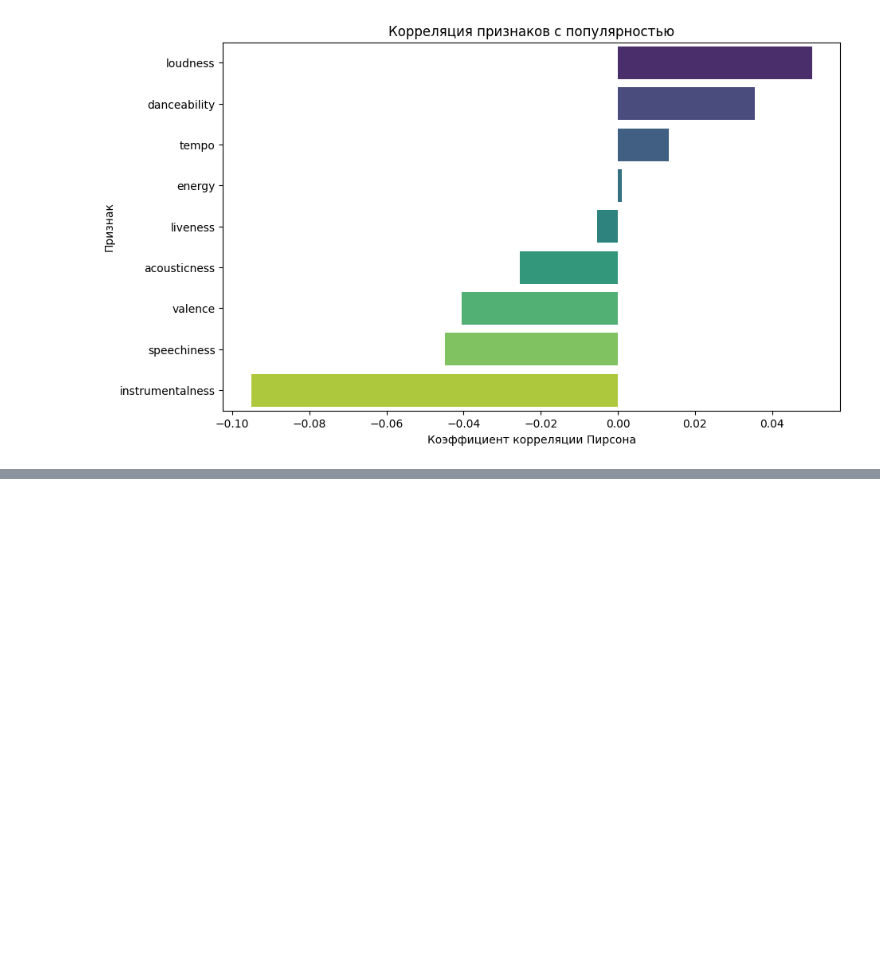
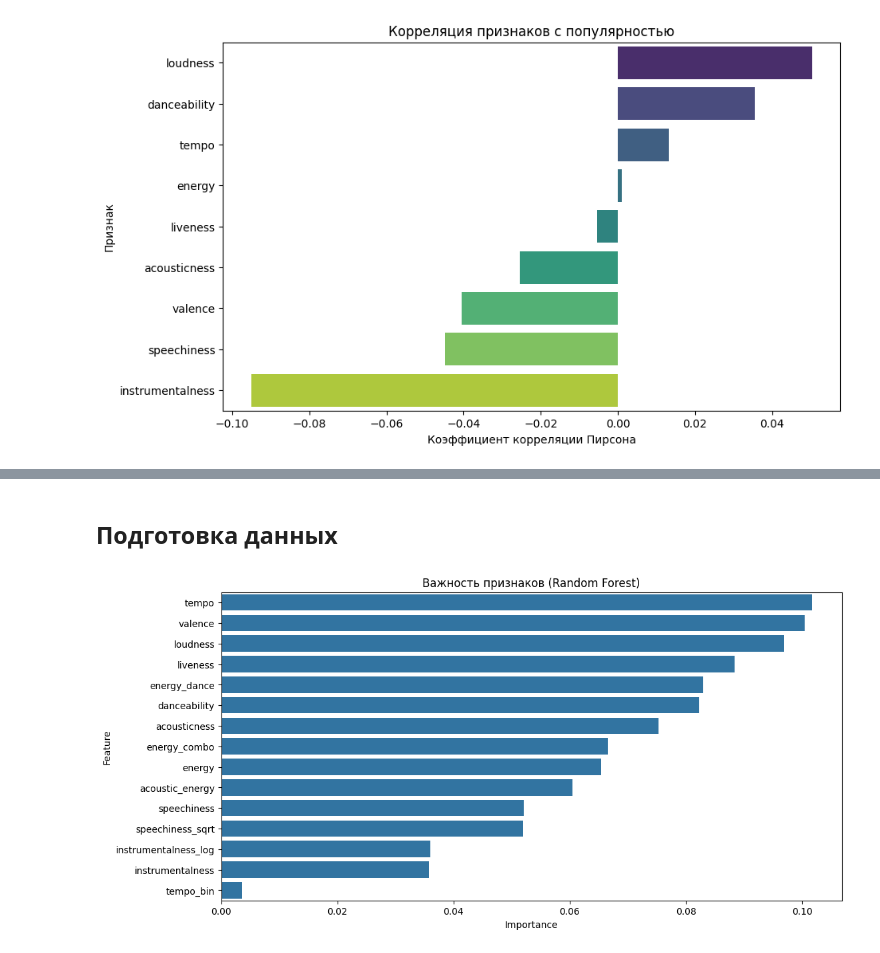
Before and after one commit to tetyukovilya/Spotify_Linear_Regression, a Jupyter notebook: Spotify.ipynb, the cells around one changed output, grey strips where cells are left out. Drawn from its saved outputs; the diff is of its cells as text; code cells hidden in the pictures; blank space fills up the shorter version.

```diff
--- a/Spotify.ipynb
+++ b/Spotify.ipynb
@@ -143,0 +183,23 @@ plt.show()
+# %% [markdown]
+## Подготовка данных
+# %%
+all_features = audio_features + new_features
+X = df_fe[all_features].fillna(df_fe[all_features].mean())
+y = df_fe['popularity']
+
+# Замена бесконечных значений, т.к. они могут появиться, из-за того, что новый признак был получен логарифмированием
+X = X.replace([np.inf, -np.inf], np.nan).fillna(X.mean())
+
+rf_base = RandomForestRegressor(n_estimators=100, random_state=42)
+rf_base.fit(X, y)
+# %%
+importances = pd.DataFrame({
+    'Feature': all_features,
+    'Importance': rf_base.feature_importances_
+}).sort_values('Importance', ascending=False)
+plt.figure(figsize=(12, 6))
+sns.barplot(x='Importance', y='Feature', data=importances)
+plt.title('Важность признаков (Random Forest)')
+plt.show()
+# %% [output]
+[figure, added]
```
Also changed, not shown: parts of 19 cells of this notebook.
